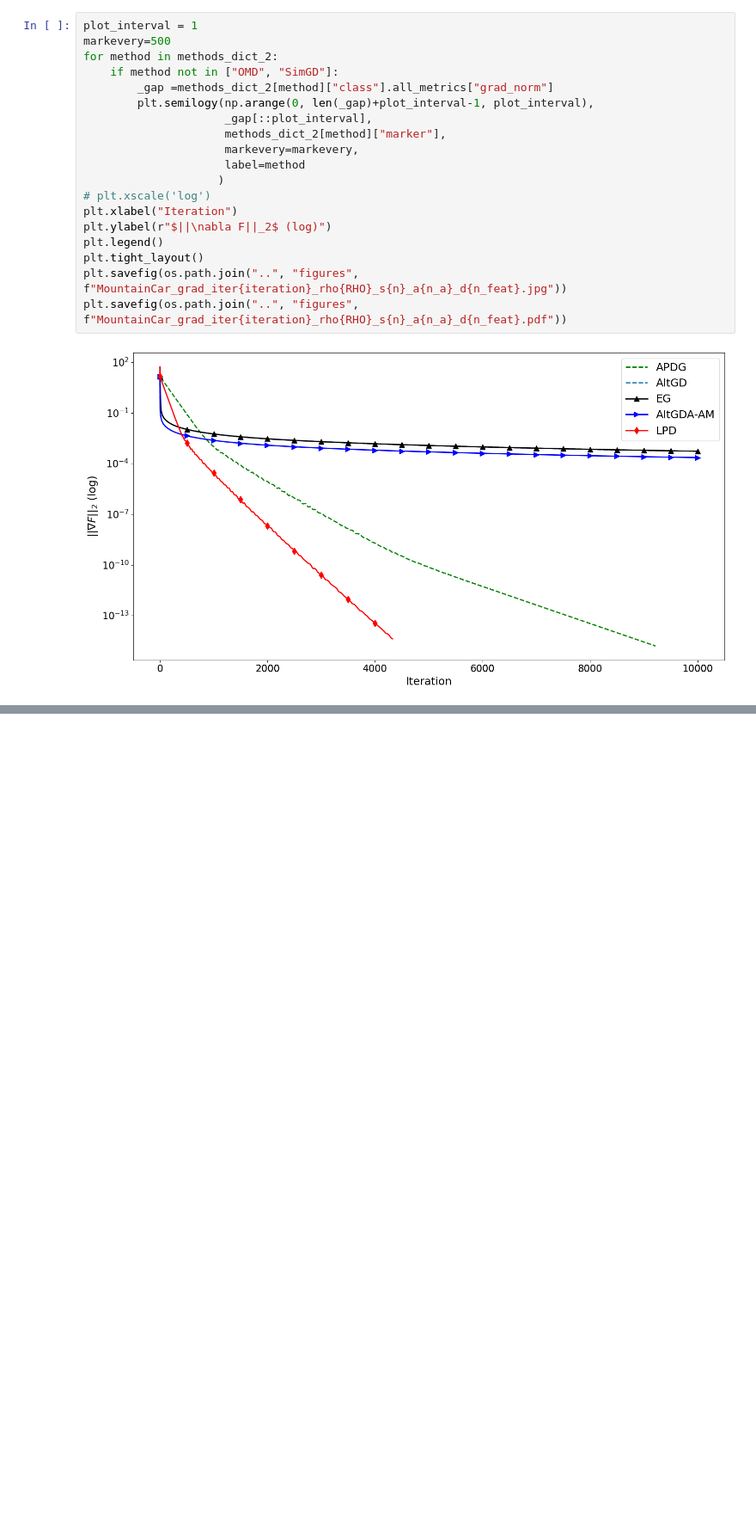
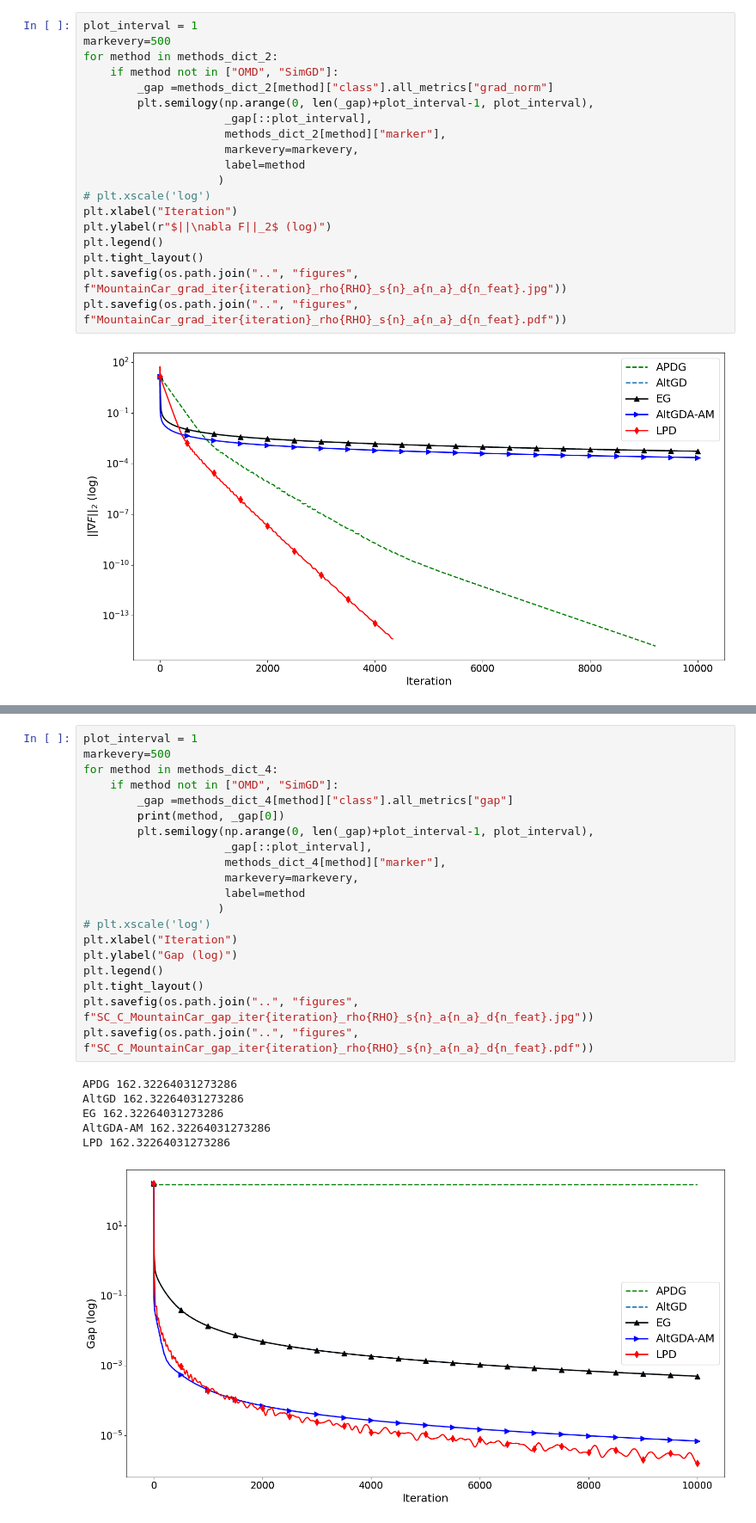
Before and after one commit to mrph2898/MASS, a Jupyter notebook: experiments/RL_comparison.ipynb, the cells around one changed output, grey strips where cells are left out. Shown at 86% size. Cells and saved outputs as stored; diff of their text form; blank space fills up the shorter version.

```diff
--- a/experiments/RL_comparison.ipynb
+++ b/experiments/RL_comparison.ipynb
@@ -512,0 +586,27 @@ plt.savefig(os.path.join("..", "figures", f"MountainCar_grad_iter{iteration}_rho
+# %%
+plot_interval = 1
+markevery=500
+for method in methods_dict_4:
+    if method not in ["OMD", "SimGD"]:
+        _gap =methods_dict_4[method]["class"].all_metrics["gap"]
+        print(method, _gap[0])
+        plt.semilogy(np.arange(0, len(_gap)+plot_interval-1, plot_interval),
+                     _gap[::plot_interval],
+                     methods_dict_4[method]["marker"],
+                     markevery=markevery,
+                     label=method
+                    )
+# plt.xscale('log')
+plt.xlabel("Iteration")
+plt.ylabel("Gap (log)")
+plt.legend()
+plt.tight_layout()
+plt.savefig(os.path.join("..", "figures", f"SC_C_MountainCar_gap_iter{iteration}_rho{RHO}_s{n}_a{n_a}_d{n_feat}.jpg"))
+plt.savefig(os.path.join("..", "figures", f"SC_C_MountainCar_gap_iter{iteration}_rho{RHO}_s{n}_a{n_a}_d{n_feat}.pdf"))
+# %% [output]
+APDG 162.32264031273286
+AltGD 162.32264031273286
+EG 162.32264031273286
+AltGDA-AM 162.32264031273286
+LPD 162.32264031273286
+[figure, added]
```
Also changed, not shown: parts of 9 cells of this notebook, 6 other files.
